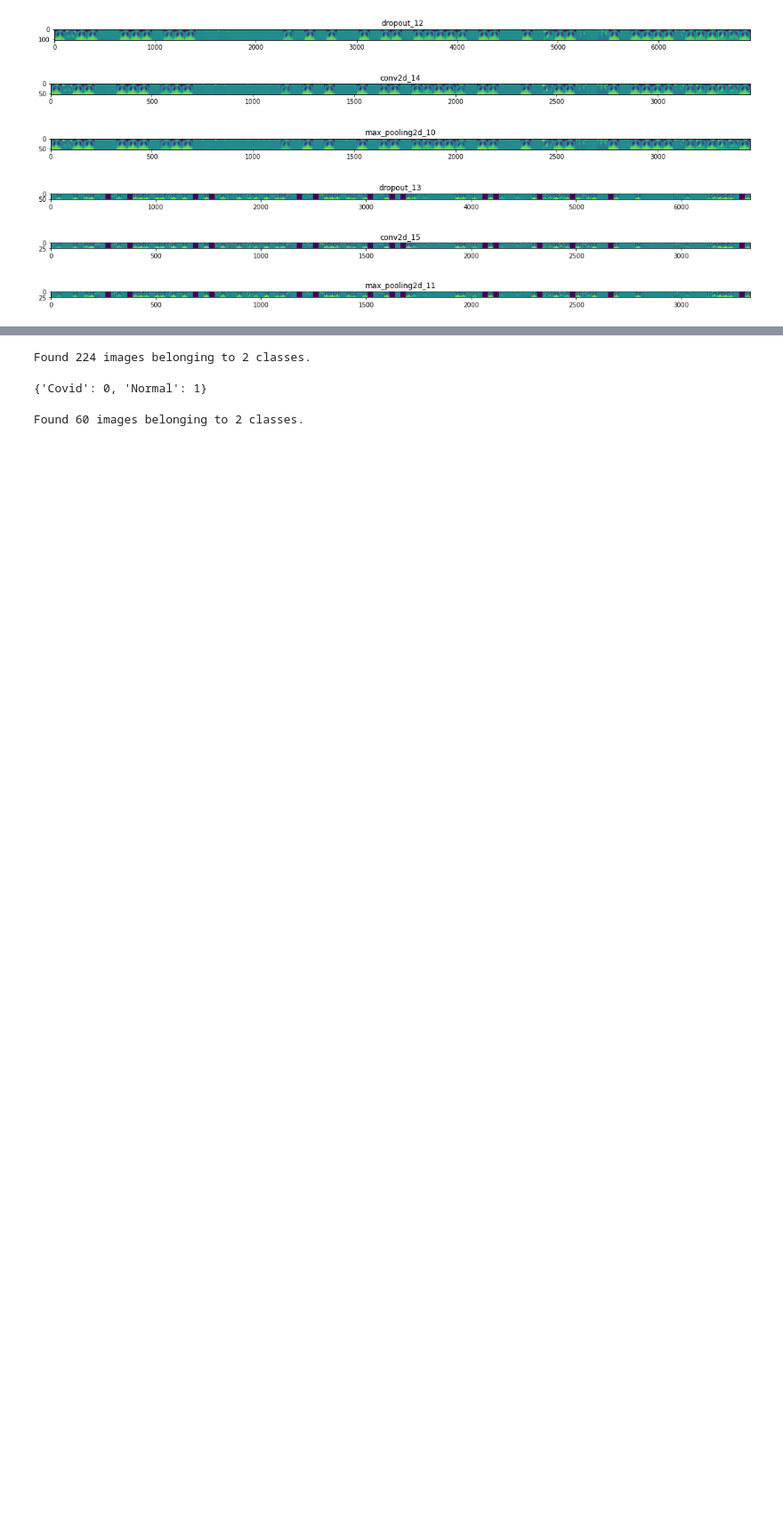
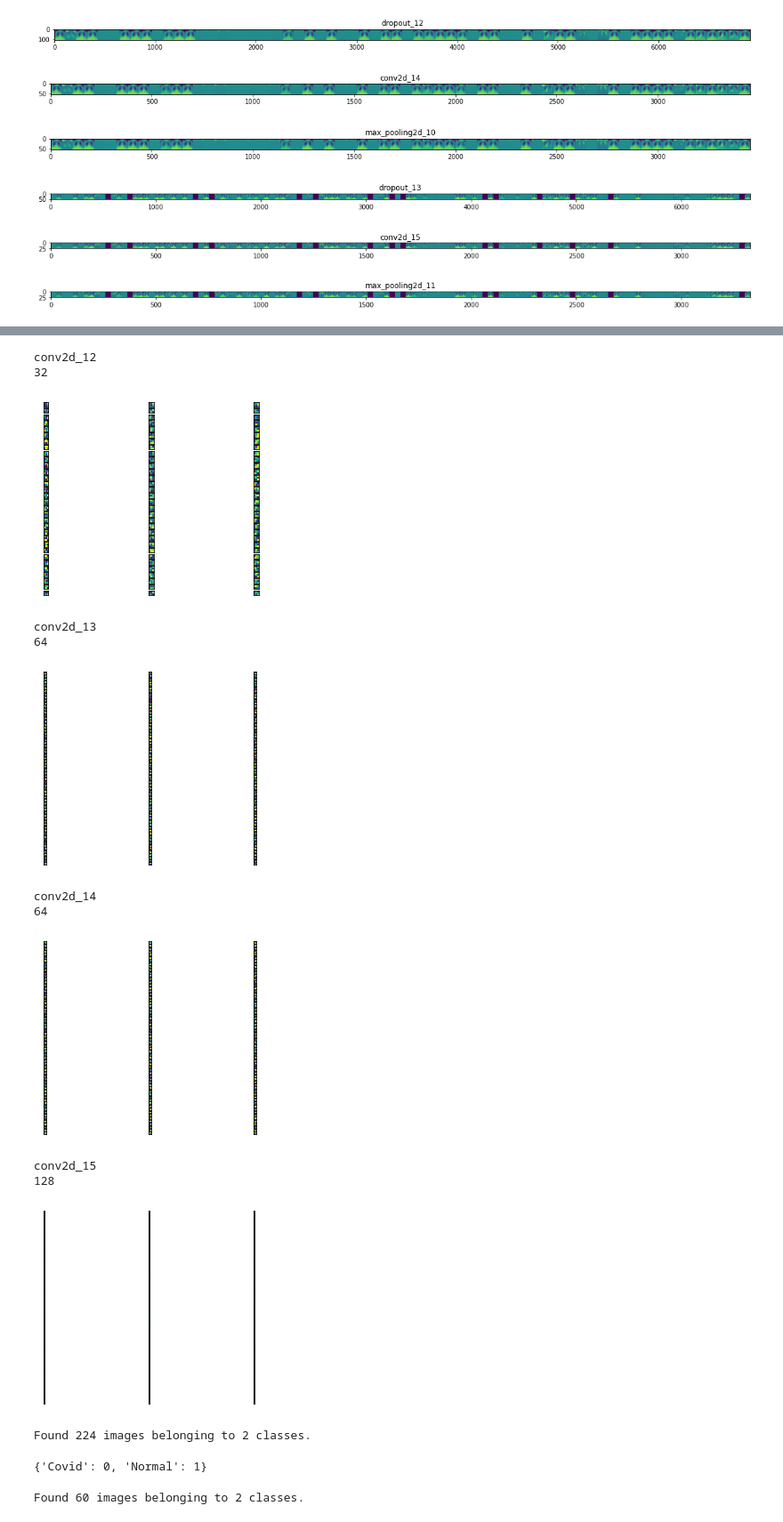
Before and after one commit to lakshayalmadi/Covid-19-Detector, a Jupyter notebook: Covid_Detector.ipynb, the cells around one changed output, grey strips where cells are left out. Shown at 89% size. Cells and saved outputs as stored; diff of their text form; code cells hidden in the pictures; blank space fills up the shorter version.

```diff
--- a/Covid_Detector.ipynb
+++ b/Covid_Detector.ipynb
@@ -191,3 +198,40 @@ dropout_15 (1, 1)
+# %%
+for layer in model.layers:
+    if 'conv' in layer.name:
+        weights, bias= layer.get_weights()
+        print(layer.name)
+
+        #normalize filter values between  0 and 1 for visualization
+        f_min, f_max = weights.min(), weights.max()
+        filters = (weights - f_min) / (f_max - f_min)
+        print(filters.shape[3])
+        filter_cnt=1
+
+        #plotting all the filters
+        for i in range(filters.shape[3]):
+            #get the filters
+            filt=filters[:,:,:, i]
+            #plotting each of the channel, color image RGB channels
+            for j in range(filters.shape[0]):
+                ax= plt.subplot(filters.shape[3], filters.shape[0], filter_cnt  )
+                ax.set_xticks([])
+                ax.set_yticks([])
+                plt.imshow(filt[:,:, j])
+                filter_cnt+=1
+        plt.show()
+# %% [output]
+conv2d_12
+32
+[figure, added]
+conv2d_13
+64
+[figure, added]
+conv2d_14
+64
+[figure, added]
+conv2d_15
+128
+[figure, added]
 # %%
 #trainning from scratch
 #we use keras image generator library
```
Also changed, not shown: parts of 6 cells of this notebook.
